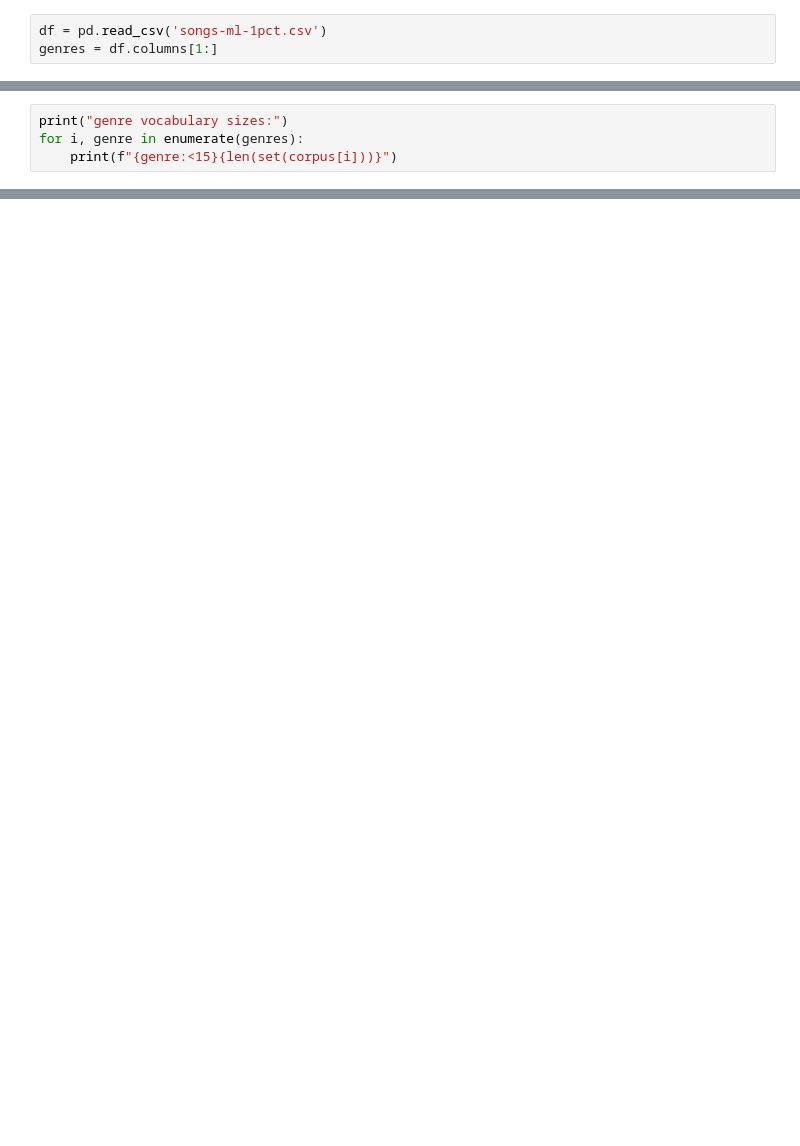
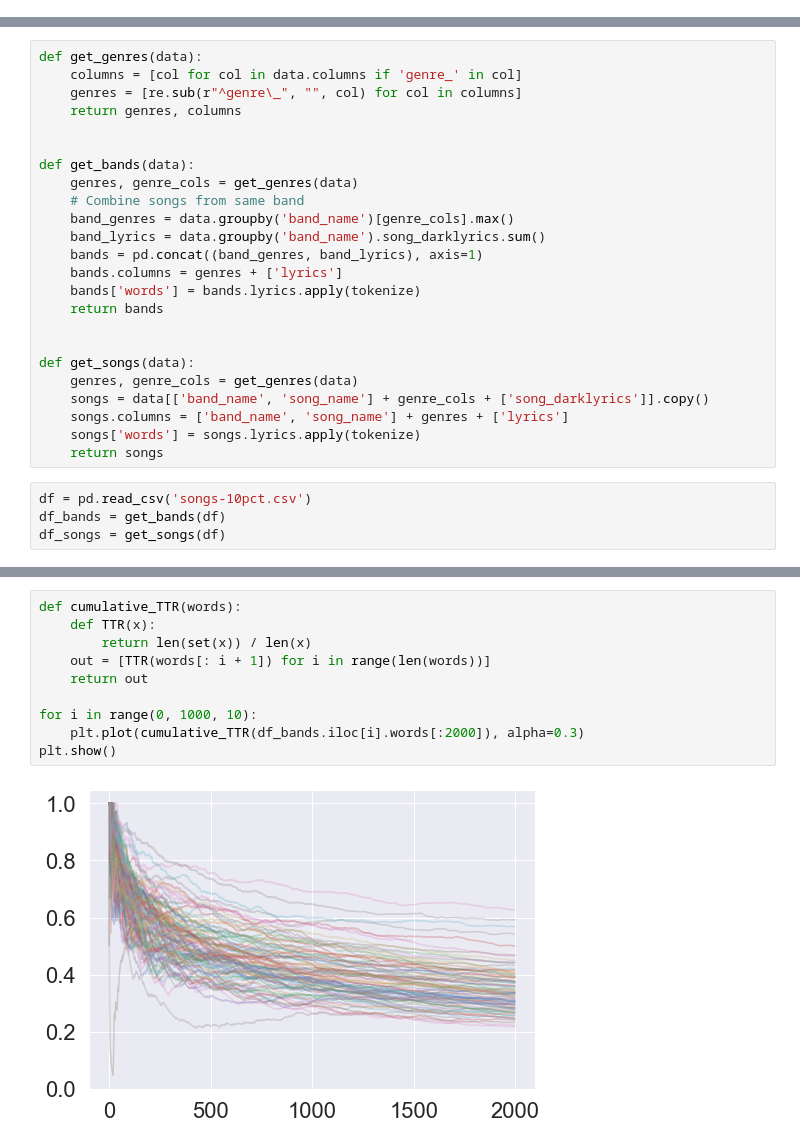
Before and after one commit to pdqnguyen/metallyrics, a Jupyter notebook: analyses/lyrics/lyrics1.ipynb, the cells around one changed output, grey strips where cells are left out. Cells and saved outputs as stored; diff of their text form; blank space fills up the shorter version.

```diff
--- a/analyses/lyrics/lyrics1.ipynb
+++ b/analyses/lyrics/lyrics1.ipynb
@@ -21,3 +0,0 @@ from nlp import get_stopwords, tokenize
-# %%
-df = pd.read_csv('songs-ml-1pct.csv')
-genres = df.columns[1:]
@@ -56,4 +0,0 @@ thrash         534779
-# %%
-print("genre vocabulary sizes:")
-for i, genre in enumerate(genres):
-    print(f"{genre:<15}{len(set(corpus[i]))}")
@@ -139,0 +17,28 @@ gothic
+# %%
+def get_genres(data):
+    columns = [col for col in data.columns if 'genre_' in col]
+    genres = [re.sub(r"^genre\_", "", col) for col in columns]
+    return genres, columns
+
+
+def get_bands(data):
+    genres, genre_cols = get_genres(data)
+    # Combine songs from same band
+    band_genres = data.groupby('band_name')[genre_cols].max()
+    band_lyrics = data.groupby('band_name').song_darklyrics.sum()
+    bands = pd.concat((band_genres, band_lyrics), axis=1)
+    bands.columns = genres + ['lyrics']
+    bands['words'] = bands.lyrics.apply(tokenize)
+    return bands
+
+
+def get_songs(data):
+    genres, genre_cols = get_genres(data)
+    songs = data[['band_name', 'song_name'] + genre_cols + ['song_darklyrics']].copy()
+    songs.columns = ['band_name', 'song_name'] + genres + ['lyrics']
+    songs['words'] = songs.lyrics.apply(tokenize)
+    return songs
+# %%
+df = pd.read_csv('songs-10pct.csv')
+df_bands = get_bands(df)
+df_songs = get_songs(df)
@@ -139,0 +90,12 @@ gothic
+# %%
+def cumulative_TTR(words):
+    def TTR(x):
+        return len(set(x)) / len(x)
+    out = [TTR(words[: i + 1]) for i in range(len(words))]
+    return out
+
+for i in range(0, 1000, 10):
+    plt.plot(cumulative_TTR(df_bands.iloc[i].words[:2000]), alpha=0.3)
+plt.show()
+# %% [output]
+[figure, added]
```
Also changed, not shown: parts of 45 cells of this notebook.
